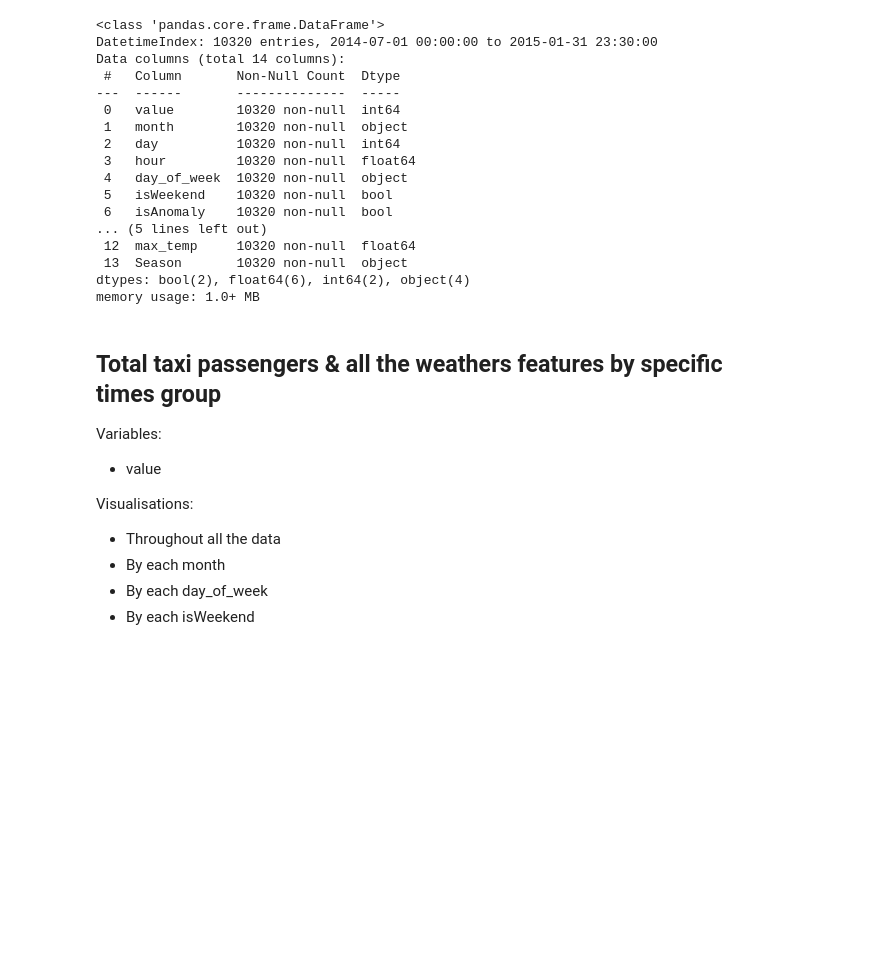
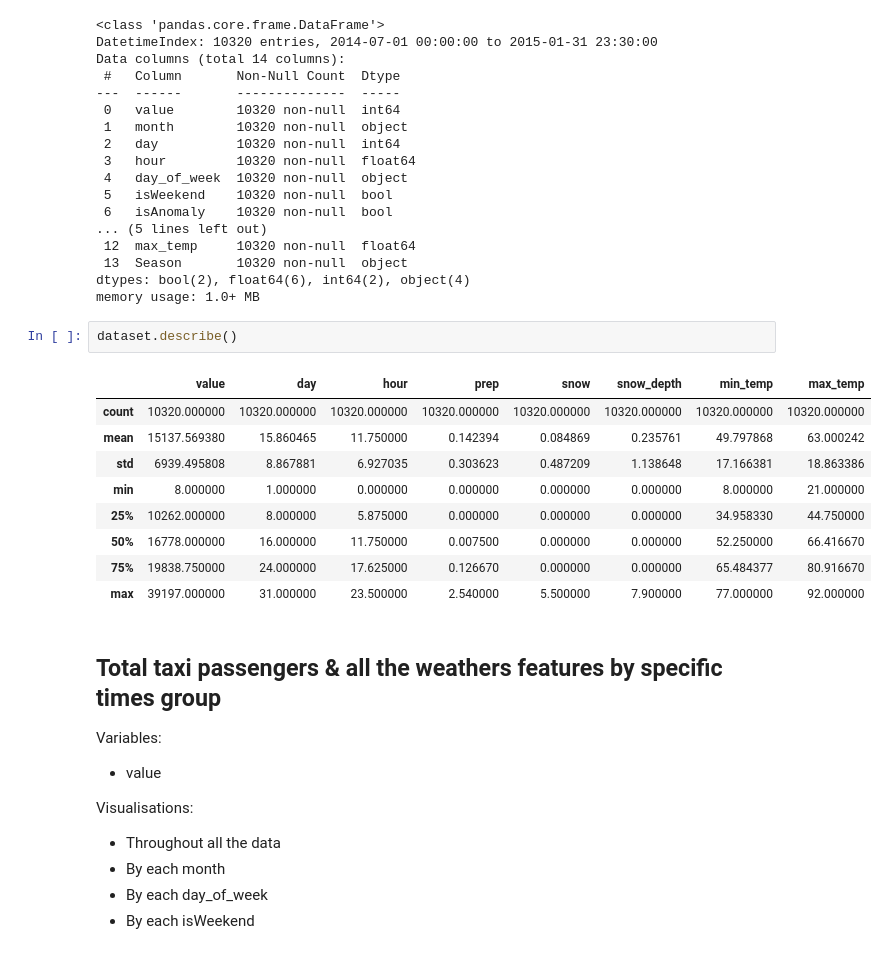
Before and after one commit to IKRAMJAAFAR/DeeL, a Jupyter notebook: data_analysis.ipynb, the cells around one changed output. Saved outputs shown, nothing was run; the diff lists cells and outputs as text; blank space fills up the shorter version.

```diff
--- a/data_analysis.ipynb
+++ b/data_analysis.ipynb
@@ -103,6 +103,18 @@ Data columns (total 14 columns):
  13  Season       10320 non-null  object
 dtypes: bool(2), float64(6), int64(2), object(4)
 memory usage: 1.0+ MB
+# %%
+dataset.describe()
+# %% [output]
+|  | value | day | hour | prep | snow | snow_depth | min_temp | max_temp |
+| count | 10320.000000 | 10320.000000 | 10320.000000 | 10320.000000 | 10320.000000 | 10320.000000 | 10320.000000 | 10320.000000 |
+| mean | 15137.569380 | 15.860465 | 11.750000 | 0.142394 | 0.084869 | 0.235761 | 49.797868 | 63.000242 |
+| std | 6939.495808 | 8.867881 | 6.927035 | 0.303623 | 0.487209 | 1.138648 | 17.166381 | 18.863386 |
+| min | 8.000000 | 1.000000 | 0.000000 | 0.000000 | 0.000000 | 0.000000 | 8.000000 | 21.000000 |
+| 25% | 10262.000000 | 8.000000 | 5.875000 | 0.000000 | 0.000000 | 0.000000 | 34.958330 | 44.750000 |
+| 50% | 16778.000000 | 16.000000 | 11.750000 | 0.007500 | 0.000000 | 0.000000 | 52.250000 | 66.416670 |
+| 75% | 19838.750000 | 24.000000 | 17.625000 | 0.126670 | 0.000000 | 0.000000 | 65.484377 | 80.916670 |
+| max | 39197.000000 | 31.000000 | 23.500000 | 2.540000 | 5.500000 | 7.900000 | 77.000000 | 92.000000 |
 # %% [markdown]
 ## Total taxi passengers & all the weathers features by specific times group
 
```
Also changed, not shown: parts of 5 cells of this notebook.
